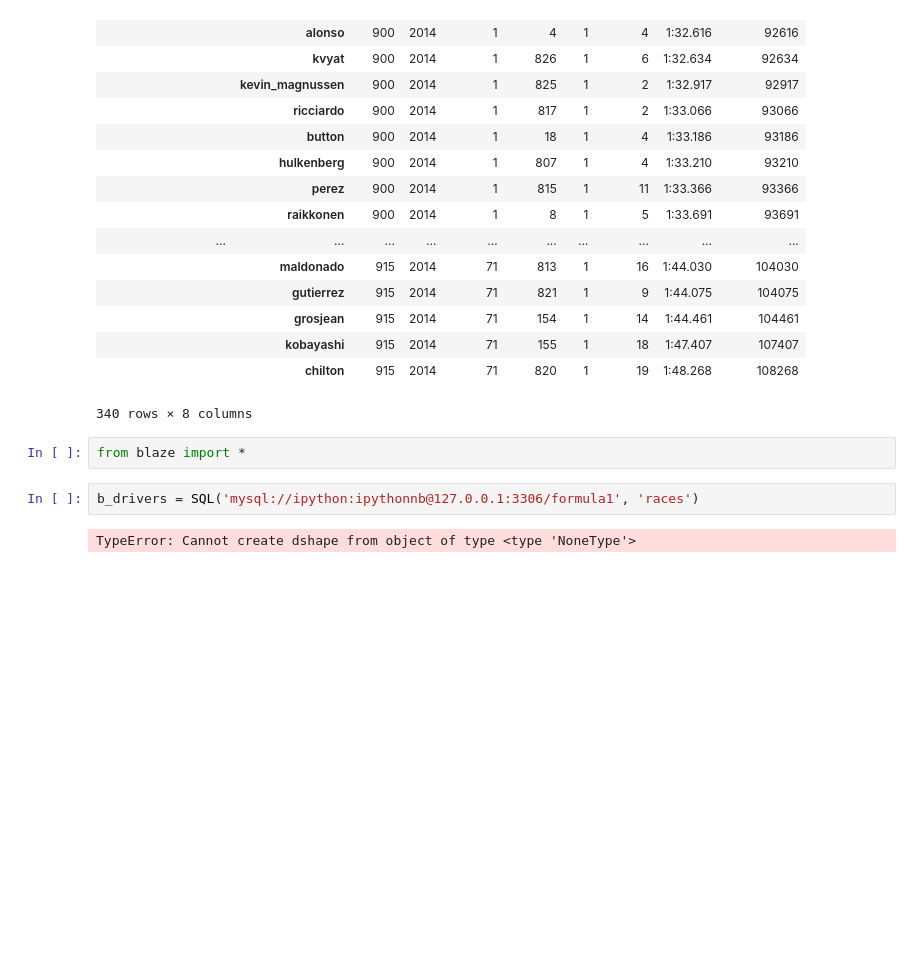
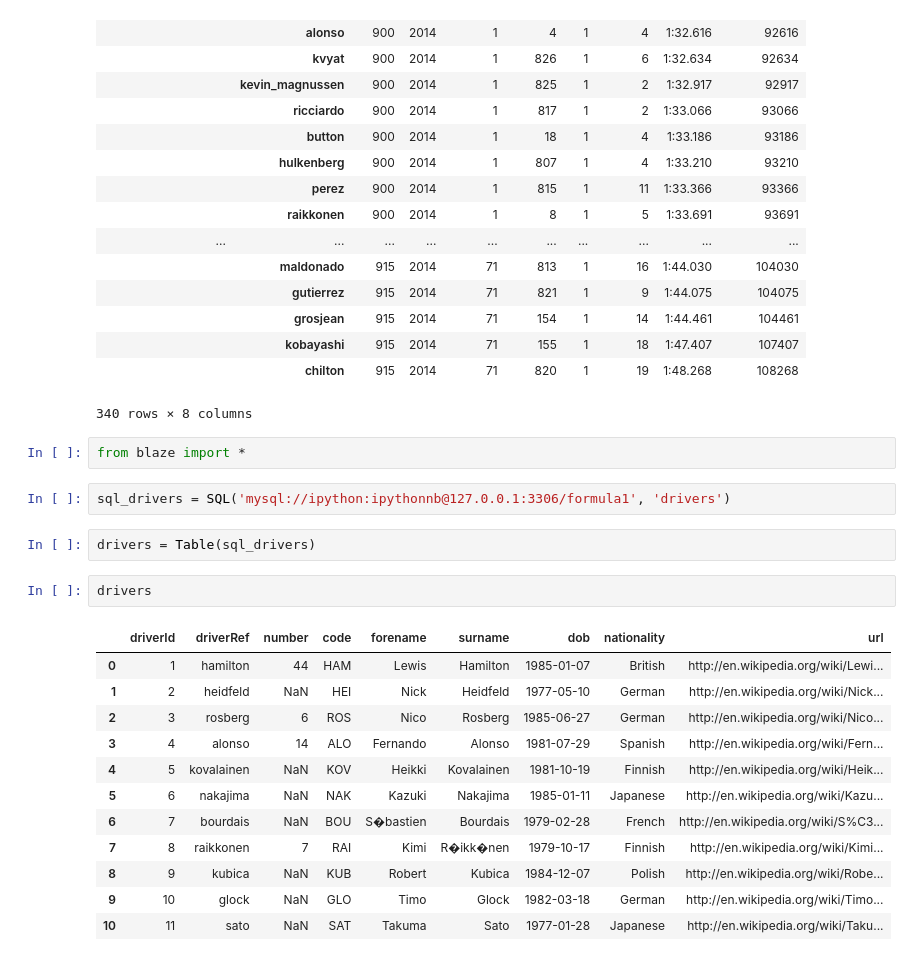
Before and after one commit to rothnic/formulapy, a Jupyter notebook: docs/notebooks/Ergast_Database_Example.ipynb, the cells around one changed output. Drawn from its saved outputs; the diff is of its cells as text; blank space fills up the shorter version.

```diff
--- a/docs/notebooks/Ergast_Database_Example.ipynb
+++ b/docs/notebooks/Ergast_Database_Example.ipynb
@@ -104,6 +104,21 @@ driver_times_min.sort(columns=['raceId','milliseconds'])
 # %%
 from blaze import *
 # %%
-b_drivers = SQL('mysql://ipython:ipythonnb@127.0.0.1:3306/formula1', 'races')
+sql_drivers = SQL('mysql://ipython:ipythonnb@127.0.0.1:3306/formula1', 'drivers')
-# %% [output]
-TypeError: Cannot create dshape from object of type <type 'NoneType'>
+# %%
+drivers = Table(sql_drivers)
+# %%
+drivers
+# %% [output]
+|  | driverId | driverRef | number | code | forename | surname | dob | nationality | url |
+| 0 | 1 | hamilton | 44 | HAM | Lewis | Hamilton | 1985-01-07 | British | http://en.wikipedia.org/wiki/Lewi... |
+| 1 | 2 | heidfeld | NaN | HEI | Nick | Heidfeld | 1977-05-10 | German | http://en.wikipedia.org/wiki/Nick... |
+| 2 | 3 | rosberg | 6 | ROS | Nico | Rosberg | 1985-06-27 | German | http://en.wikipedia.org/wiki/Nico... |
+| 3 | 4 | alonso | 14 | ALO | Fernando | Alonso | 1981-07-29 | Spanish | http://en.wikipedia.org/wiki/Fern... |
+| 4 | 5 | kovalainen | NaN | KOV | Heikki | Kovalainen | 1981-10-19 | Finnish | http://en.wikipedia.org/wiki/Heik... |
+| 5 | 6 | nakajima | NaN | NAK | Kazuki | Nakajima | 1985-01-11 | Japanese | http://en.wikipedia.org/wiki/Kazu... |
+| 6 | 7 | bourdais | NaN | BOU | S�bastien | Bourdais | 1979-02-28 | French | http://en.wikipedia.org/wiki/S%C3... |
+| 7 | 8 | raikkonen | 7 | RAI | Kimi | R�ikk�nen | 1979-10-17 | Finnish | http://en.wikipedia.org/wiki/Kimi... |
+| 8 | 9 | kubica | NaN | KUB | Robert | Kubica | 1984-12-07 | Polish | http://en.wikipedia.org/wiki/Robe... |
+| 9 | 10 | glock | NaN | GLO | Timo | Glock | 1982-03-18 | German | http://en.wikipedia.org/wiki/Timo... |
+| 10 | 11 | sato | NaN | SAT | Takuma | Sato | 1977-01-28 | Japanese | http://en.wikipedia.org/wiki/Taku... |
```
Also changed, not shown: 5 other files.
